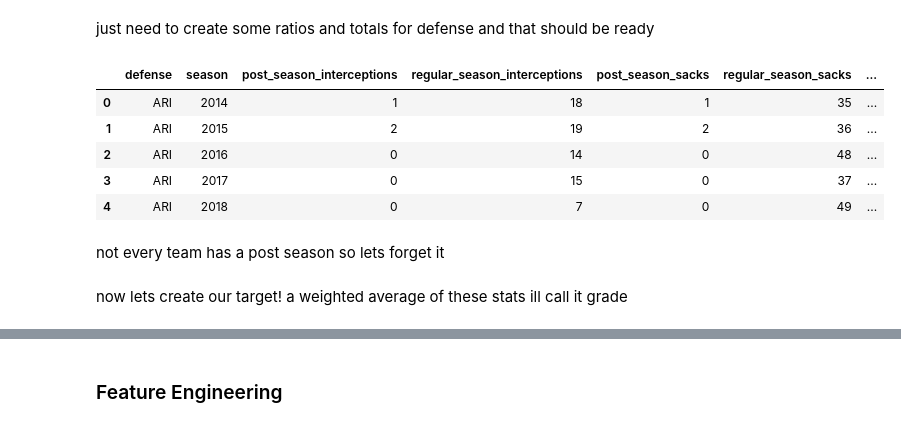
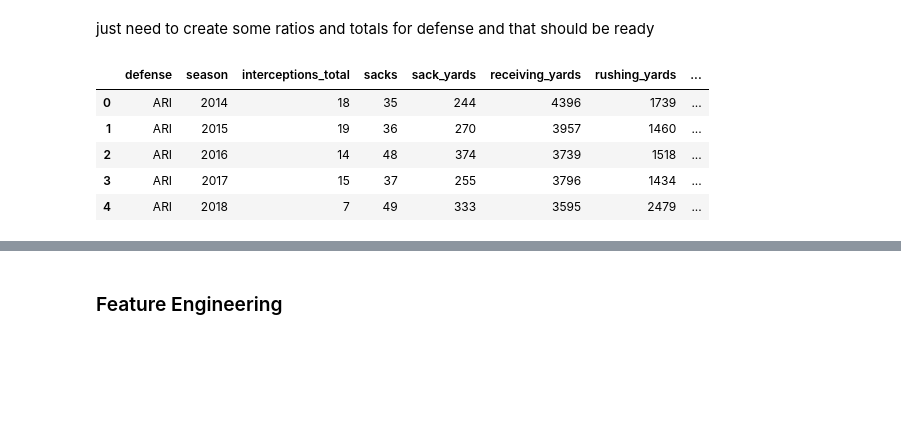
Before and after one commit to DBAfox/Team-USA-Football, a Jupyter notebook: NFL Dream Team.ipynb, the cells around one changed output, grey strips where cells are left out. Cells and saved outputs as stored; diff of their text form; code cells hidden in the pictures; blank space fills up the shorter version.

```diff
--- a/NFL Dream Team.ipynb
+++ b/NFL Dream Team.ipynb
@@ -94,5 +94,8 @@ ive only got offensive related stats going back to 1999. I wont be needing those
 # %%
 #lets look at the last ten years of data
 stats_df = stats_df[stats_df['season'].isin(range(2014, 2024))]
+# %%
+#lets only look at the regular season so we can see every player in action. this is about players not teams
+stats_df = stats_df[stats_df['season_type'] == 'REG']
 # %% [markdown]
 again these are offensive stats but they do give me a few key pieces of info that i can credit the oppenent team with. the opponent of an offense being.....a defense!!
@@ -173,49 +166,37 @@ memory usage: 77.5+ KB
 # %% [markdown]
 just need to create some ratios and totals for defense and that should be ready
 # %%
-# Create forced_fumbles columns
-defense_df['regular_season_forced_fumbles'] = (defense_df['regular_season_sack_fumbles'] +
-                                               defense_df['regular_season_rushing_fumbles'] +
-                                               defense_df['regular_season_receiving_fumbles']
-                                              )
-
-defense_df['post_season_forced_fumbles'] = (defense_df['post_season_sack_fumbles'] +
-                                            defense_df['post_season_rushing_fumbles'] +
-                                            defense_df['post_season_receiving_fumbles']
-                                           )
-
-# Create fumbles_recovered columns
-defense_df['regular_season_fumbles_recovered'] = (defense_df['regular_season_sack_fumbles_recovered'] +
-                                                  defense_df['regular_season_rushing_fumbles_recovered'] +
-                                                  defense_df['regular_season_receiving_fumbles_recovered']
-                                                 )
-
-defense_df['post_season_fumbles_recovered'] = (defense_df['post_season_sack_fumbles_recovered'] +
-                                               defense_df['post_season_rushing_fumbles_recovered'] +
-                                               defense_df['post_season_receiving_fumbles_recovered']
-                                              )
+# Create forced_fumbles column
+defense_df['forced_fumbles'] = (defense_df['sack_fumbles'] +
+                                defense_df['rushing_fumbles'] +
+                                defense_df['receiving_fumbles']
+                               )
+# Create fumbles_recovered column
+defense_df['fumbles_recovered'] = (defense_df['sack_fumbles_recovered'] +
+                                   defense_df['rushing_fumbles_recovered'] +
+                                   defense_df['receiving_fumbles_recovered']
+                                  )
 
 # Calculate the percentage of forced fumbles that were fumbles recovered
-defense_df['regular_season_perecentage_fumbles_recovered'] = (defense_df['regular_season_fumbles_recovered'] / defense_df['regular_season_forced_fumbles'] * 100).fillna(0)
-defense_df['post_season_perecentage_fumbles_recovered'] = (defense_df['post_season_fumbles_recovered'] / defense_df['post_season_forced_fumbles'] * 100).fillna(0)
+defense_df['percentage_fumbles_recovered'] = (defense_df['fumbles_recovered'] / defense_df['forced_fumbles'] * 100).fillna(0)
 
-# Create tds_against columns
-defense_df['regular_season_tds_against'] = (defense_df['regular_season_rushing_tds'] +
-                                            defense_df['regular_season_receiving_tds']
-                                           )
+# Create tds_against column
+defense_df['tds_against'] = (defense_df['rushing_tds'] +
+                             defense_df['receiving_tds']
+                            )
 
-defense_df['post_season_tds_against'] = (defense_df['post_season_rushing_tds'] +
-                                         defense_df['post_season_receiving_tds']
-                                        )
+#Create yards_against column
+defense_df['yards_against'] = (defense_df['rushing_yards'] +
+                             defense_df['receiving_yards'] -
+                             defense_df['sack_yards']
+                            )
 
 # Display the updated DataFrame
 defense_df.head()
 # %% [output]
-|  | defense | season | post_season_interceptions | regular_season_interceptions | post_season_sacks | regular_season_sacks | ... |
-| 0 | ARI | 2014 | 1 | 18 | 1 | 35 | ... |
-| 1 | ARI | 2015 | 2 | 19 | 2 | 36 | ... |
-| 2 | ARI | 2016 | 0 | 14 | 0 | 48 | ... |
-| 3 | ARI | 2017 | 0 | 15 | 0 | 37 | ... |
-| 4 | ARI | 2018 | 0 | 7 | 0 | 49 | ... |
+|  | defense | season | interceptions_total | sacks | sack_yards | receiving_yards | rushing_yards | ... |
+| 0 | ARI | 2014 | 18 | 35 | 244 | 4396 | 1739 | ... |
+| 1 | ARI | 2015 | 19 | 36 | 270 | 3957 | 1460 | ... |
+| 2 | ARI | 2016 | 14 | 48 | 374 | 3739 | 1518 | ... |
+| 3 | ARI | 2017 | 15 | 37 | 255 | 3796 | 1434 | ... |
+| 4 | ARI | 2018 | 7 | 49 | 333 | 3595 | 2479 | ... |
-# %% [markdown]
-not every team has a post season so lets forget it
@@ -226,2 +202,0 @@ defense_df.drop(columns=post_season_columns, inplace=True)
-# %% [markdown]
-now lets create our target! a weighted average of these stats ill call it grade
```
Also changed, not shown: parts of 13 cells of this notebook.
